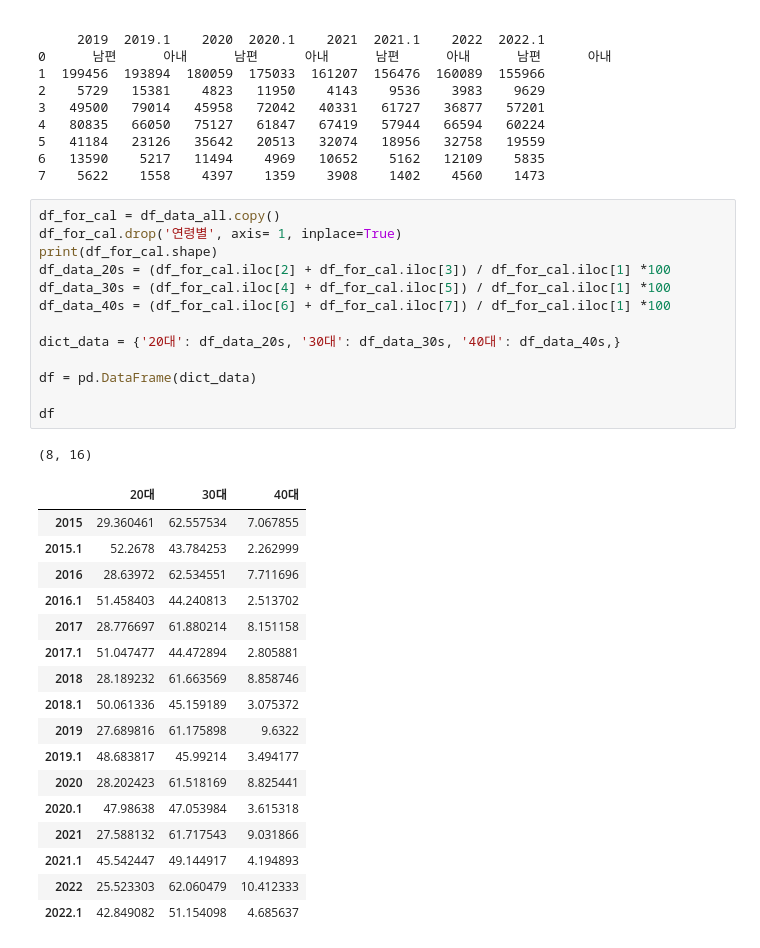
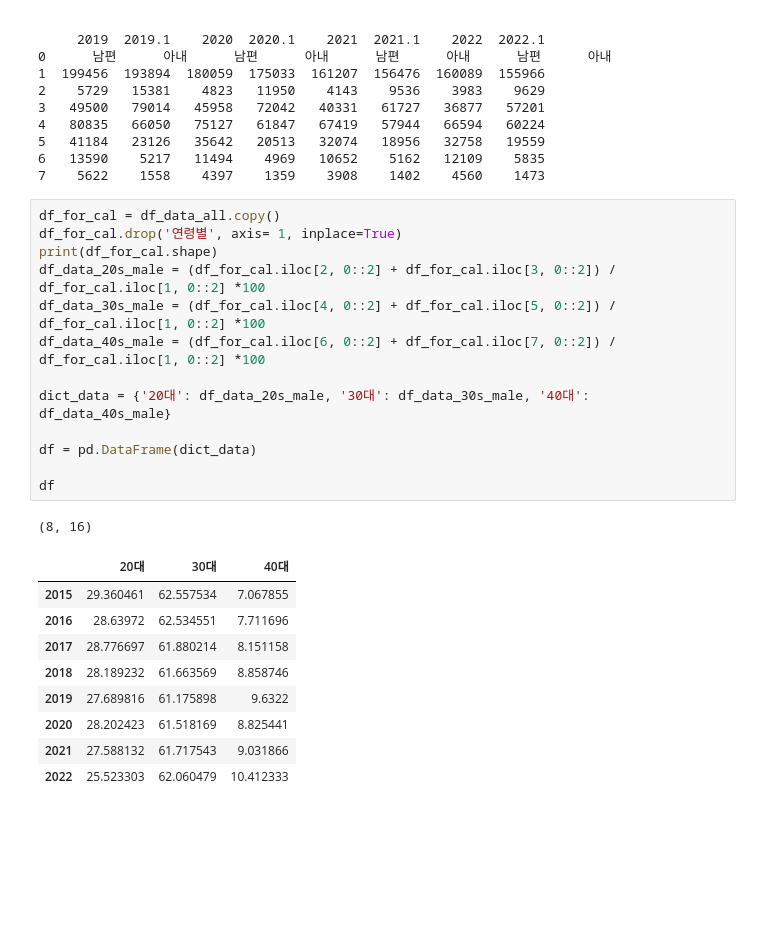
Before and after one commit to PaddingE/github_test, a Jupyter notebook: semi_ex3.ipynb, the cells around one changed output. Drawn from its saved outputs; the diff is of its cells as text; blank space fills up the shorter version.

```diff
--- a/semi_ex3.ipynb
+++ b/semi_ex3.ipynb
@@ -79,32 +78,24 @@ print(df_data_all)
 # %%
 df_for_cal = df_data_all.copy()
 df_for_cal.drop('연령별', axis= 1, inplace=True)
 print(df_for_cal.shape)
-df_data_20s = (df_for_cal.iloc[2] + df_for_cal.iloc[3]) / df_for_cal.iloc[1] *100
-df_data_30s = (df_for_cal.iloc[4] + df_for_cal.iloc[5]) / df_for_cal.iloc[1] *100
-df_data_40s = (df_for_cal.iloc[6] + df_for_cal.iloc[7]) / df_for_cal.iloc[1] *100
+df_data_20s_male = (df_for_cal.iloc[2, 0::2] + df_for_cal.iloc[3, 0::2]) / df_for_cal.iloc[1, 0::2] *100
+df_data_30s_male = (df_for_cal.iloc[4, 0::2] + df_for_cal.iloc[5, 0::2]) / df_for_cal.iloc[1, 0::2] *100
+df_data_40s_male = (df_for_cal.iloc[6, 0::2] + df_for_cal.iloc[7, 0::2]) / df_for_cal.iloc[1, 0::2] *100
 
-dict_data = {'20대': df_data_20s, '30대': df_data_30s, '40대': df_data_40s,}
+dict_data = {'20대': df_data_20s_male, '30대': df_data_30s_male, '40대': df_data_40s_male}
 
 df = pd.DataFrame(dict_data)
 
 df
 # %% [output]
 (8, 16)
 |  | 20대 | 30대 | 40대 |
 | 2015 | 29.360461 | 62.557534 | 7.067855 |
-| 2015.1 | 52.2678 | 43.784253 | 2.262999 |
 | 2016 | 28.63972 | 62.534551 | 7.711696 |
-| 2016.1 | 51.458403 | 44.240813 | 2.513702 |
 | 2017 | 28.776697 | 61.880214 | 8.151158 |
-| 2017.1 | 51.047477 | 44.472894 | 2.805881 |
 | 2018 | 28.189232 | 61.663569 | 8.858746 |
-| 2018.1 | 50.061336 | 45.159189 | 3.075372 |
 | 2019 | 27.689816 | 61.175898 | 9.6322 |
-| 2019.1 | 48.683817 | 45.99214 | 3.494177 |
 | 2020 | 28.202423 | 61.518169 | 8.825441 |
-| 2020.1 | 47.98638 | 47.053984 | 3.615318 |
 | 2021 | 27.588132 | 61.717543 | 9.031866 |
-| 2021.1 | 45.542447 | 49.144917 | 4.194893 |
 | 2022 | 25.523303 | 62.060479 | 10.412333 |
-| 2022.1 | 42.849082 | 51.154098 | 4.685637 |
```
Also changed, not shown: parts of 2 cells of this notebook.
